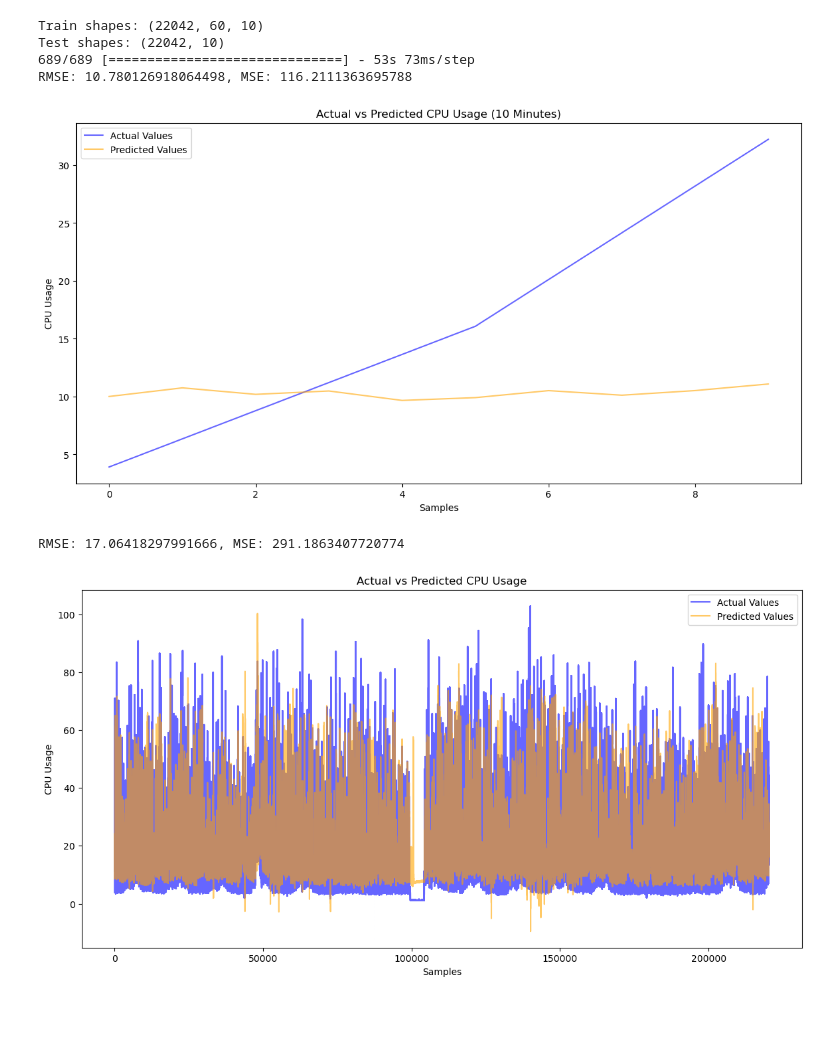
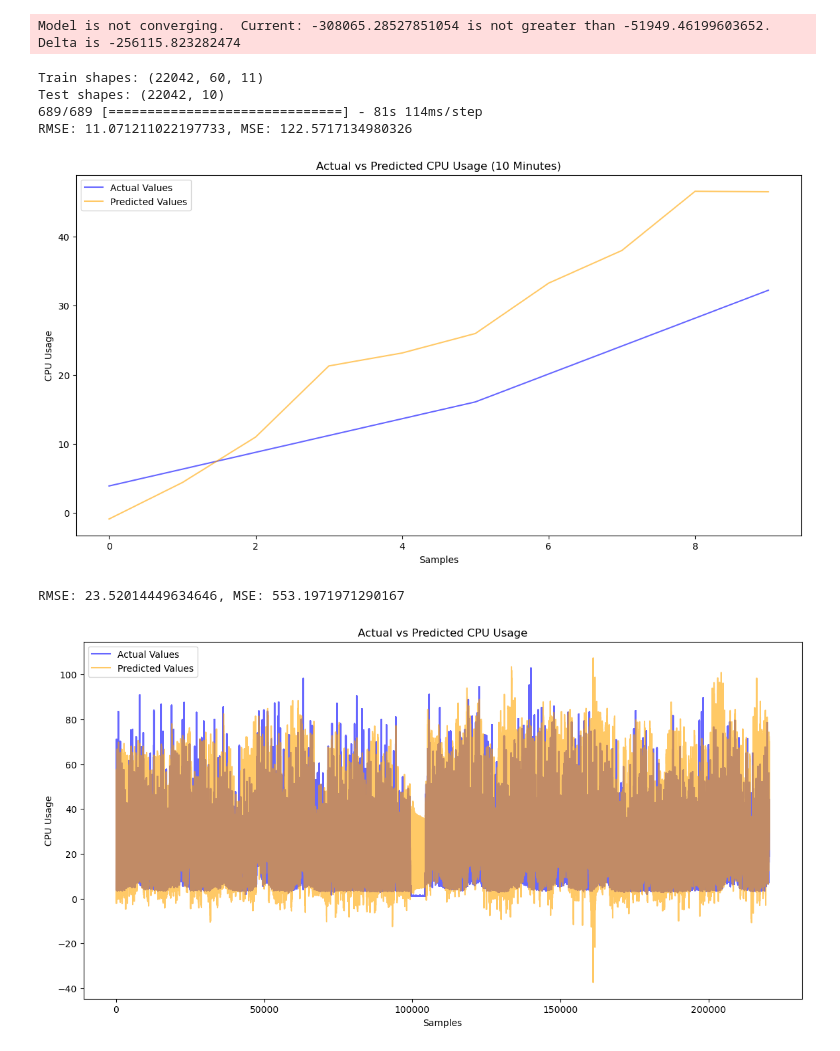
Before and after one commit to BrandonStreets-Mcleod/dissertation-test-code, a Jupyter notebook: Python/test.ipynb, the cells around one changed output. Cells and saved outputs as stored; diff of their text form; code cells hidden in the pictures; blank space fills up the shorter version.

Commit message:
Model might be accurate but hard to tell

```diff
--- a/Python/test.ipynb
+++ b/Python/test.ipynb
@@ -17,7 +17,6 @@ import json
 from pathlib import Path
 from pandas import to_numeric
 from hmmlearn import hmm
-import numpy as np
 
 def create_time_features(data):
     # Assume 'cpu_data' is your dataframe and 'datetime' is the column with datetime values
@@ -60,10 +59,10 @@ cpu_data.dropna(inplace=True)
 
 all_features_no_timestamp = cpu_data.columns[1:len(cpu_data.columns)]
 # Extract the relevant features from your dataset for the HMM
-features_for_hmm = cpu_data[['cpu_usage']].values
+features_for_hmm = cpu_data[all_features_no_timestamp].values
 
 # Define and fit the HMM model
-num_states = 5  # You can adjust this based on the nature of the data
+num_states = 2  # You can adjust this based on the nature of the data
 model = hmm.GaussianHMM(n_components=num_states, covariance_type="full", n_iter=1000)
 
 # Fit the HMM model to the features
@@ -71,6 +70,8 @@ model.fit(features_for_hmm)
 
 # Predict hidden states for each time step
 hidden_states = model.predict(features_for_hmm)
+
+cpu_data['hidden_state'] = hidden_states
 
 cpu_data.head
 
@@ -92,8 +93,9 @@ def create_lstm_sequences(group_data, window_size, prediction_horizon):
         y.append(group_data.iloc[i + window_size:i + window_size + prediction_horizon]['cpu_usage'].values)
     return np.array(X), np.array(y)
 
+all_features_no_timestamp_cpu_usage = cpu_data.columns[2:len(cpu_data.columns)]
 # Scale features and target (fit on the entire dataset)
-cpu_data[["hour", "day_of_week", "month", "day_of_month", "is_weekend"]] = feature_scaler.fit_transform(cpu_data[["hour", "day_of_week", "month", "day_of_month", "is_weekend"]])
+cpu_data[all_features_no_timestamp_cpu_usage] = feature_scaler.fit_transform(cpu_data[all_features_no_timestamp_cpu_usage])
 cpu_data[["cpu_usage"]] = target_scaler.fit_transform(cpu_data[["cpu_usage"]])
 
 X_test, y_test = create_lstm_sequences(cpu_data, window_size, prediction_horizon)
@@ -102,7 +104,7 @@ X_test, y_test = create_lstm_sequences(cpu_data, window_size, prediction_horizon
 print("Train shapes:", X_test.shape)
 print("Test shapes:", y_test.shape)
 
-lstm_model = load_model('best_model-1.hdf5')
+lstm_model = load_model('best_model_test.hdf5')
 
 # Make predictions
 y_pred = lstm_model.predict(X_test)
@@ -121,37 +123,38 @@ rmse_lstm = np.sqrt(mse_lstm)
 print(f"RMSE: {rmse_lstm}, MSE: {mse_lstm}")
 
 # Plotting Actual vs Predicted values
 plt.figure(figsize=(14, 7))
 plt.plot(y_test_unscaled[0], label='Actual Values', color='blue', alpha=0.6)
 plt.plot(y_pred_unscaled[0], label='Predicted Values', color='orange', alpha=0.6)
 plt.title('Actual vs Predicted CPU Usage (10 Minutes)')
 plt.xlabel('Samples')
 plt.ylabel('CPU Usage')
 plt.legend()
 plt.show()
 
 mse_lstm = mean_squared_error(y_test_unscaled, y_pred_unscaled)
 rmse_lstm = np.sqrt(mse_lstm)
 
 print(f"RMSE: {rmse_lstm}, MSE: {mse_lstm}")
 # Plotting Actual vs Predicted values
 y_test_rescaled_flat = y_test_unscaled.flatten()
 predictions_rescaled_flat = y_pred_unscaled.flatten()
 plt.figure(figsize=(14, 7))
 plt.plot(y_test_rescaled_flat, label='Actual Values', color='blue', alpha=0.6)
 plt.plot(predictions_rescaled_flat, label='Predicted Values', color='orange', alpha=0.6)
 plt.title('Actual vs Predicted CPU Usage')
 plt.xlabel('Samples')
 plt.ylabel('CPU Usage')
 plt.legend()
 plt.show()
 # BEST MODEL (best_model.hdf5): RMSE: 1.874064941651963, MSE: 3.5121194055289755
 # ADDED: Increased values from 120, 60 to 240, 120 in CNN
 # %% [output]
-Train shapes: (22042, 60, 10)
-Test shapes: (22042, 10)
-689/689 [==============================] - 53s 73ms/step
-RMSE: 10.780126918064498, MSE: 116.2111363695788
+Model is not converging.  Current: -308065.28527851054 is not greater than -51949.46199603652. Delta is -256115.823282474
+Train shapes: (22042, 60, 11)
+Test shapes: (22042, 10)
+689/689 [==============================] - 81s 114ms/step
+RMSE: 11.071211022197733, MSE: 122.5717134980326
-[figure, old version]
+[figure, new version]
-RMSE: 17.06418297991666, MSE: 291.1863407720774
+RMSE: 23.52014449634646, MSE: 553.1971971290167
-[figure, old version]
+[figure, new version]
```
Also changed, not shown: 2 other files.
